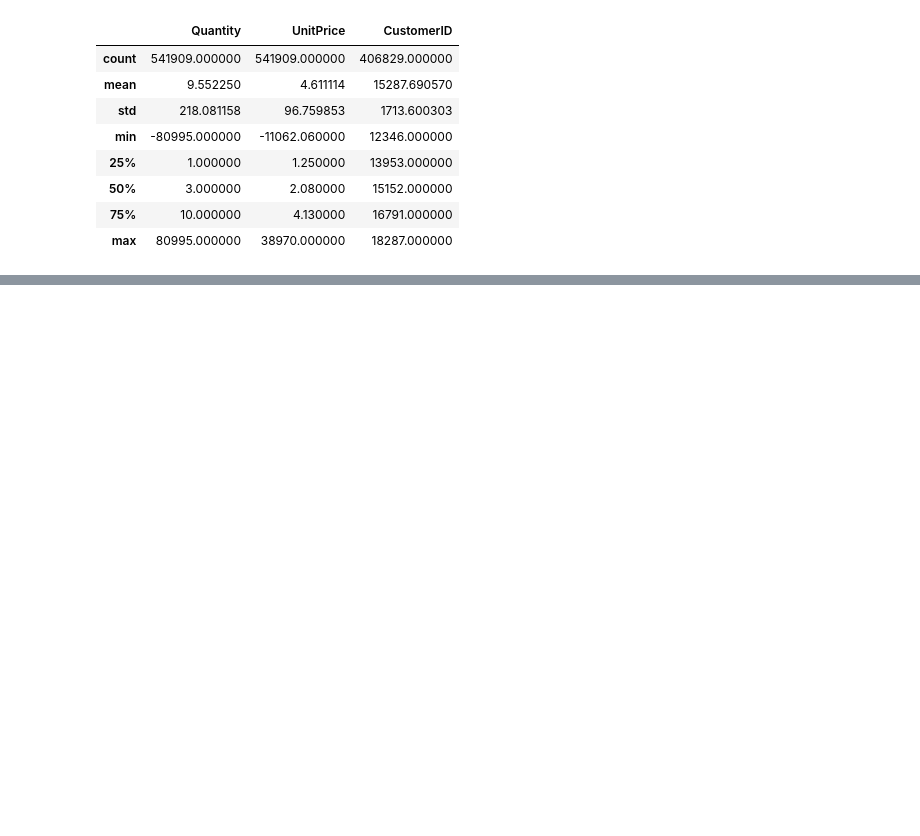
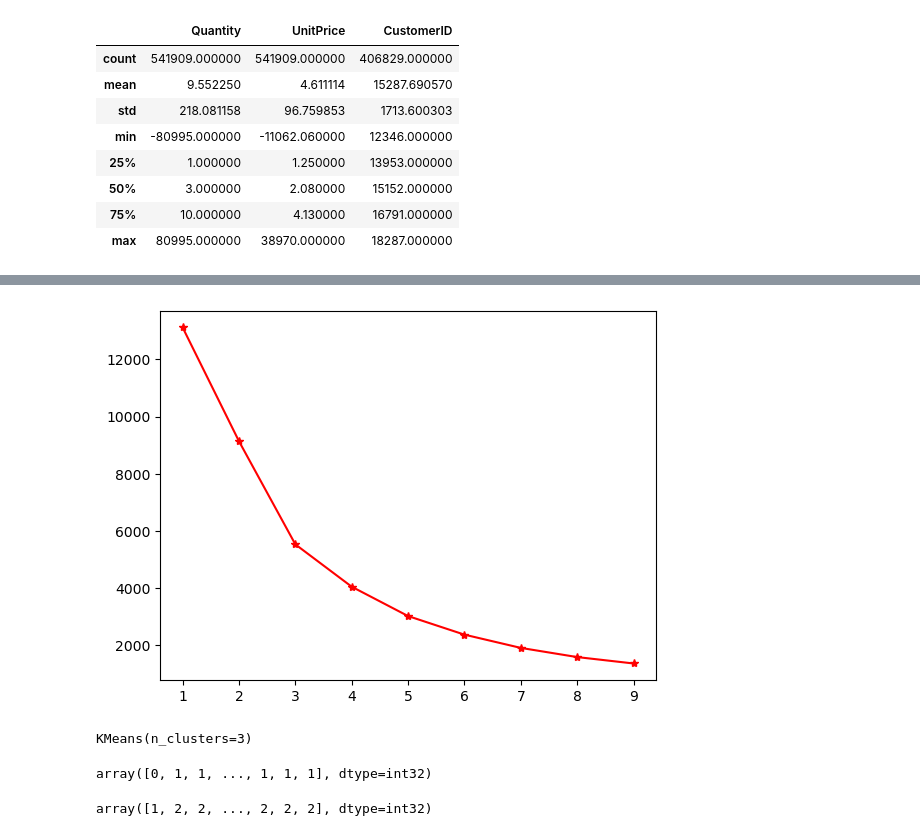
Before and after one commit to MDalamin5/Data-Science-ML, a Jupyter notebook: Python-Libraries_and_OOPs/Ostad-PY-Libraries/Module-14/K-Mean-Clustering/class-code.ipynb, the cells around one changed output, grey strips where cells are left out. Saved outputs shown, nothing was run; the diff lists cells and outputs as text; code cells hidden in the pictures; blank space fills up the shorter version.

```diff
--- a/Python-Libraries_and_OOPs/Ostad-PY-Libraries/Module-14/K-Mean-Clustering/class-code.ipynb
+++ b/Python-Libraries_and_OOPs/Ostad-PY-Libraries/Module-14/K-Mean-Clustering/class-code.ipynb
@@ -64,0 +265,3 @@ df.describe()
+# %%
+RFM = pd.concat([recency, freq, money], axis=1)
+RFM
@@ -64,0 +283,3 @@ df.describe()
+# %%
+RFM.columns = ['Recency', 'Frequency', 'Monetary']
+RFM
@@ -64,0 +301,4 @@ df.describe()
+# %%
+from sklearn.preprocessing import StandardScaler
+scaler = StandardScaler()
+scaled = scaler.fit_transform(RFM)
@@ -64,0 +323,7 @@ df.describe()
+# %%
+k_range = range(1, 10)
+sse = []
+for k in k_range:
+    km = KMeans(n_clusters=k)
+    km.fit(scaled)
+    sse.append(km.inertia_)
@@ -64,0 +343,6 @@ df.describe()
+# %%
+plt.plot(k_range, sse, 'r-*')
+plt.xlabel = 'k'
+plt.ylabel = 'Sum of Squared Error'
+# %% [output]
+[figure, added]
@@ -64,0 +351,13 @@ df.describe()
+# %%
+kmeans = KMeans(n_clusters=3)
+kmeans.fit(scaled)
+# %% [output]
+KMeans(n_clusters=3)
+# %%
+kmeans.labels_
+# %% [output]
+array([0, 1, 1, ..., 1, 1, 1], dtype=int32)
+# %%
+kmeans.labels_ + 1
+# %% [output]
+array([1, 2, 2, ..., 2, 2, 2], dtype=int32)
```
Also changed, not shown: parts of 34 cells of this notebook.
